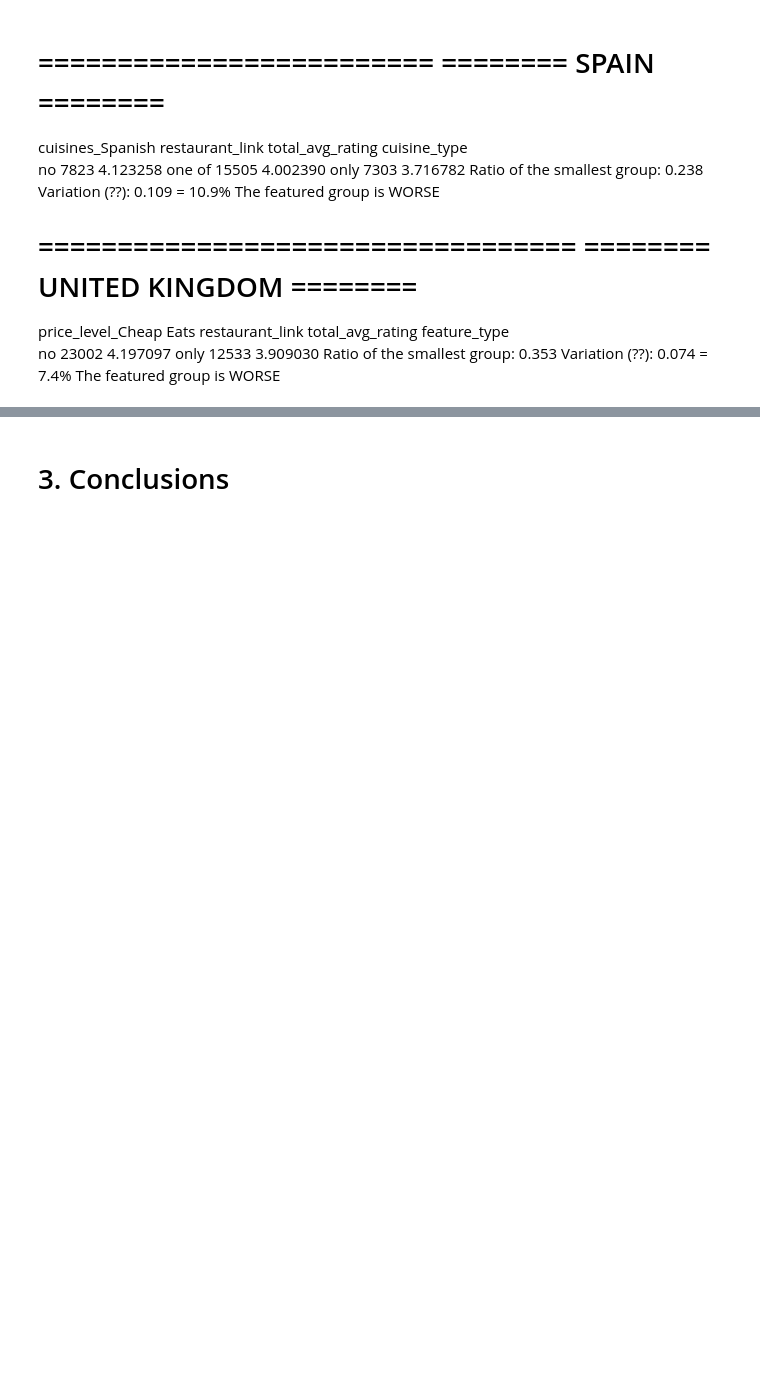
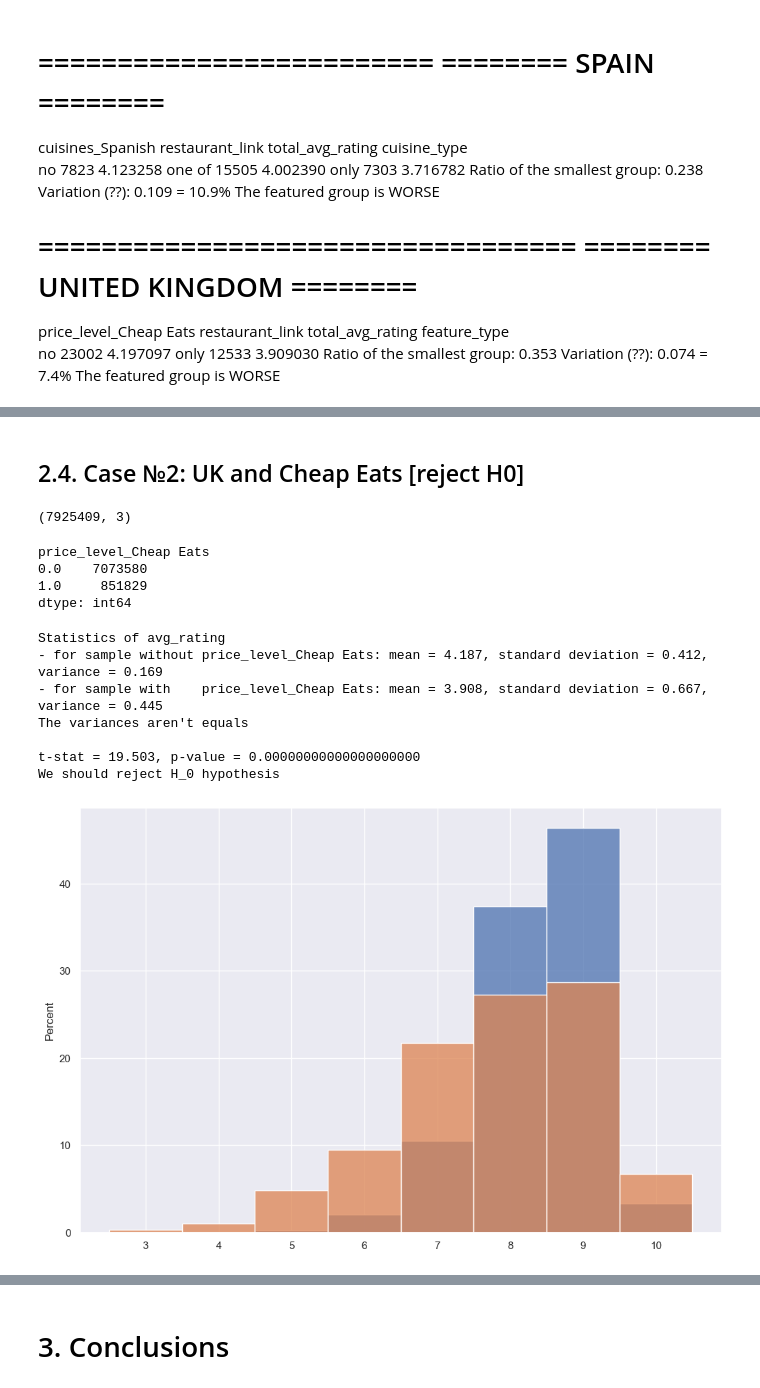
Before and after one commit to am-tropin/restaurant-europe, a Jupyter notebook: drafts/restaurant_hypothesis_testing.ipynb, the cells around one changed output, grey strips where cells are left out. Saved outputs shown, nothing was run; the diff lists cells and outputs as text; code cells hidden in the pictures; blank space fills up the shorter version.

```diff
--- a/drafts/restaurant_hypothesis_testing.ipynb
+++ b/drafts/restaurant_hypothesis_testing.ipynb
@@ -1170,10 +1004,0 @@ dtype: int64
-# %%
-uk_df = base_rest_df2[base_rest_df2['country'] == 'United Kingdom']
-uk_df = uk_df[uk_df['avg_rating'].notna()]
-
-t_stat, p_value = ttest_by_feature(
-    uk_df[uk_df['total_reviews_count'] >= 10],
-    'avg_rating',
-    'price_level_Cheap Eats',
-    3000
-)
@@ -1257,0 +1111,2 @@ So, "Spain" hypothesis is **right-tailed** (?)
+# %%
+base_rest_df2 = base_rest_df2[base_rest_df2['avg_rating'].notna()]
@@ -1257,0 +1138,11 @@ So, "Spain" hypothesis is **right-tailed** (?)
+# %%
+# with duplication based on nuber of reviews
+
+def duplicated_df(df, counter, other_columns):
+    df_3 = df[[counter] + other_columns]
+    df_long = pd.DataFrame([df_3.loc[idx]
+                            for idx in df_3.index
+                            for _ in range(int(df_3.loc[idx][counter]))
+                            ]).reset_index(drop=True)
+
+    return df_long
@@ -1257,0 +1169,4 @@ So, "Spain" hypothesis is **right-tailed** (?)
+# %% [markdown]
+<a id="uk1"></a>
+
+## 2.4. Case №2: UK and Cheap Eats [reject H0]
@@ -1257,0 +1176,28 @@ So, "Spain" hypothesis is **right-tailed** (?)
+# %%
+uk_df_long = duplicated_df(uk_df, 'total_reviews_count', ['avg_rating', 'price_level_Cheap Eats'])
+uk_df_long.shape
+# %% [output]
+(7925409, 3)
+# %%
+uk_df_long.groupby('price_level_Cheap Eats').size()
+# %% [output]
+price_level_Cheap Eats
+0.0    7073580
+1.0     851829
+dtype: int64
+# %%
+t_stat, p_value = ttest_by_feature(
+    uk_df_long,
+    'avg_rating',
+    'price_level_Cheap Eats',
+    3000
+)
+# %% [output]
+Statistics of avg_rating
+- for sample without price_level_Cheap Eats: mean = 4.187, standard deviation = 0.412, variance = 0.169
+- for sample with    price_level_Cheap Eats: mean = 3.908, standard deviation = 0.667, variance = 0.445
+The variances aren't equals
+
+t-stat = 19.503, p-value = 0.00000000000000000000
+We should reject H_0 hypothesis
+[figure, added]
```
Also changed, not shown: parts of 71 cells of this notebook.
